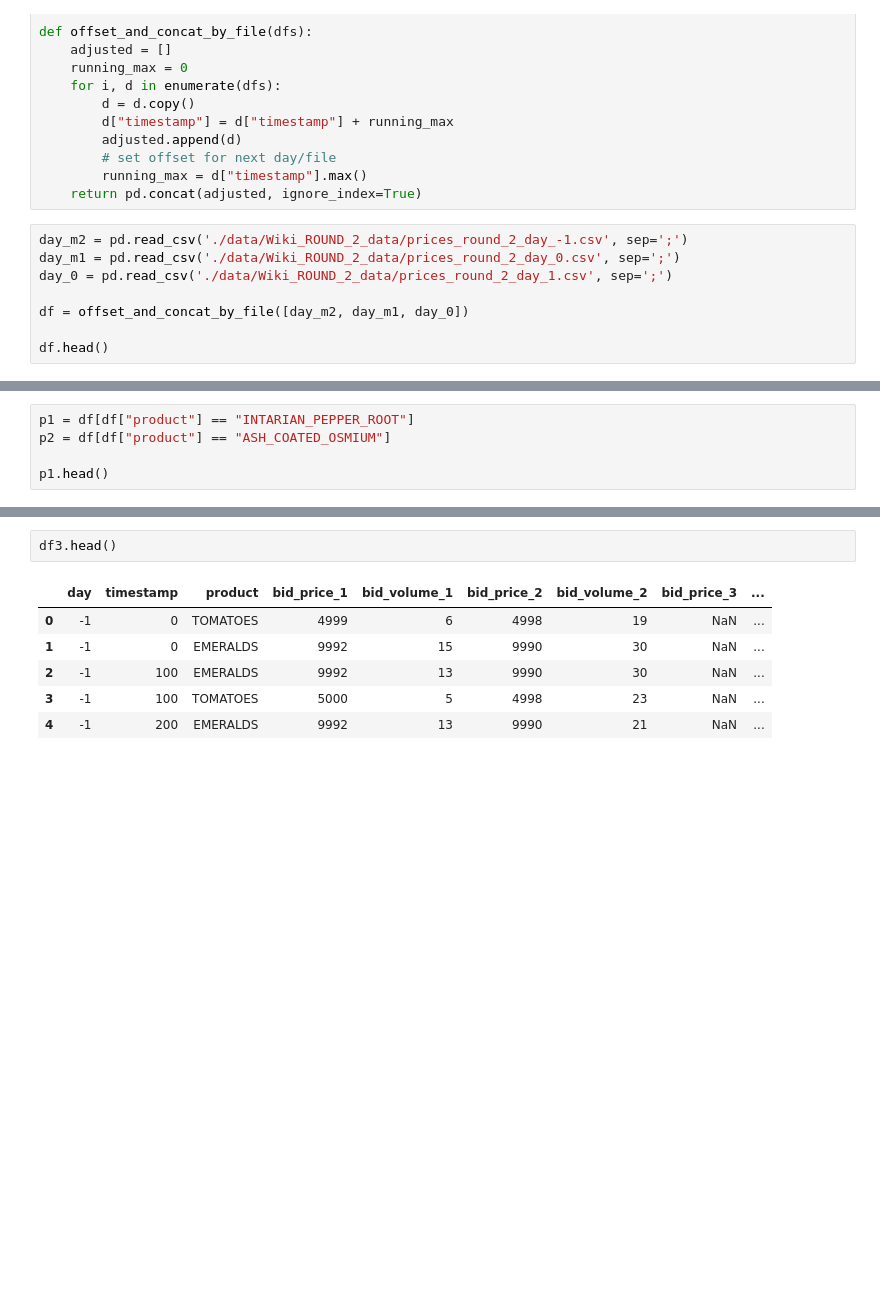
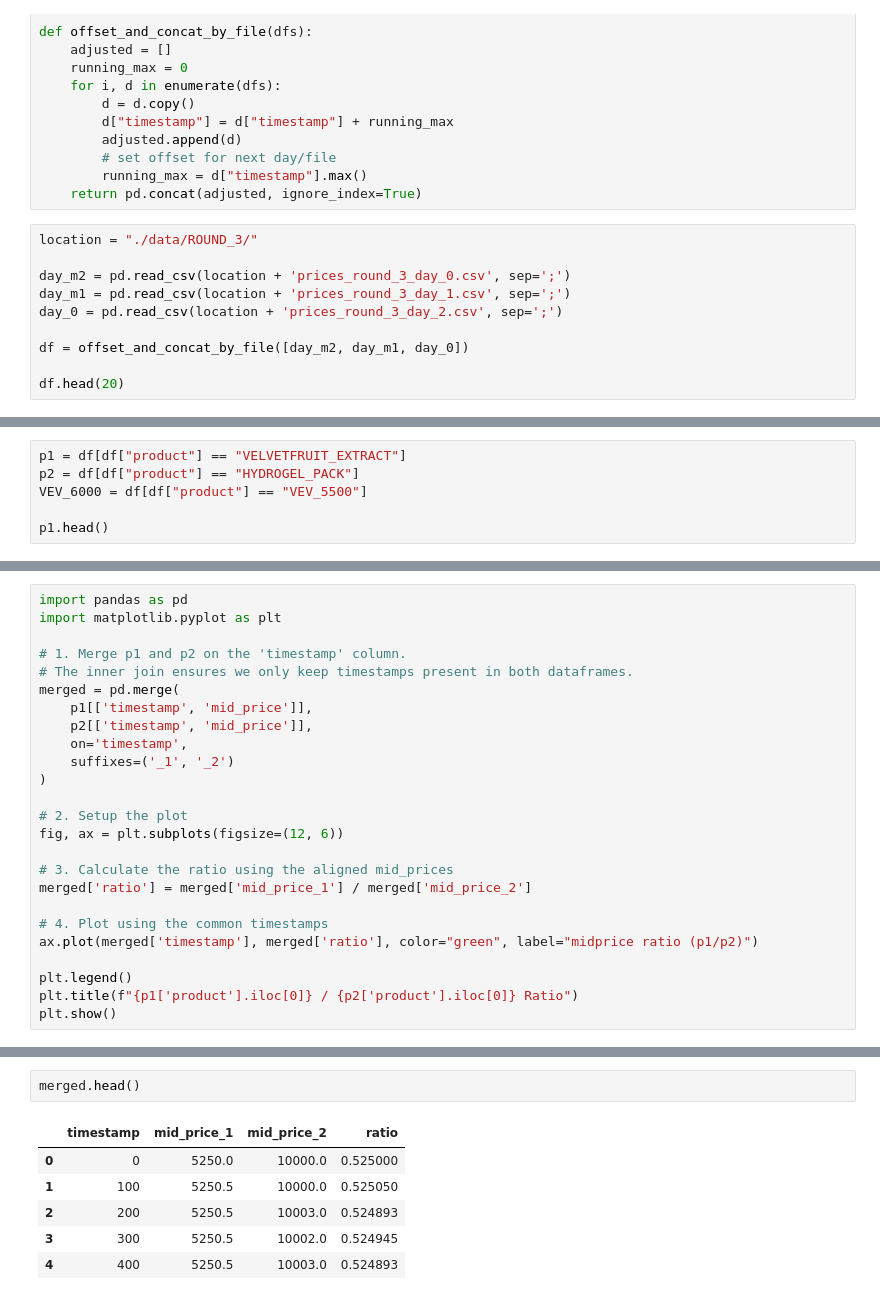
Before and after one commit to MathijsDoel/prosperity4, a Jupyter notebook: plotter.ipynb, the cells around one changed output, grey strips where cells are left out. Drawn from its saved outputs; the diff is of its cells as text; blank space fills up the shorter version.

```diff
--- a/plotter.ipynb
+++ b/plotter.ipynb
@@ -14,12 +14,14 @@ def offset_and_concat_by_file(dfs):
         running_max = d["timestamp"].max()
     return pd.concat(adjusted, ignore_index=True)
 # %%
-day_m2 = pd.read_csv('./data/Wiki_ROUND_2_data/prices_round_2_day_-1.csv', sep=';')
-day_m1 = pd.read_csv('./data/Wiki_ROUND_2_data/prices_round_2_day_0.csv', sep=';')
-day_0 = pd.read_csv('./data/Wiki_ROUND_2_data/prices_round_2_day_1.csv', sep=';')
+location = "./data/ROUND_3/"
+
+day_m2 = pd.read_csv(location + 'prices_round_3_day_0.csv', sep=';')
+day_m1 = pd.read_csv(location + 'prices_round_3_day_1.csv', sep=';')
+day_0 = pd.read_csv(location + 'prices_round_3_day_2.csv', sep=';')
 
 df = offset_and_concat_by_file([day_m2, day_m1, day_0])
 
-df.head()
+df.head(20)
 # %% [output]
 |  | day | timestamp | product | bid_price_1 | bid_volume_1 | bid_price_2 | bid_volume_2 | bid_price_3 | ... |
@@ -31,6 +44,7 @@ df.head()
 # %%
-p1 = df[df["product"] == "INTARIAN_PEPPER_ROOT"]
-p2 = df[df["product"] == "ASH_COATED_OSMIUM"]
+p1 = df[df["product"] == "VELVETFRUIT_EXTRACT"]
+p2 = df[df["product"] == "HYDROGEL_PACK"]
+VEV_6000 = df[df["product"] == "VEV_5500"]
 
 p1.head()
 # %% [output]
@@ -138,0 +467,25 @@ df3 = pd.read_csv(StringIO(d['activitiesLog']), sep=';')
+# %%
+import pandas as pd
+import matplotlib.pyplot as plt
+
+# 1. Merge p1 and p2 on the 'timestamp' column.
+# The inner join ensures we only keep timestamps present in both dataframes.
+merged = pd.merge(
+    p1[['timestamp', 'mid_price']],
+    p2[['timestamp', 'mid_price']],
+    on='timestamp',
+    suffixes=('_1', '_2')
+)
+
+# 2. Setup the plot
+fig, ax = plt.subplots(figsize=(12, 6))
+
+# 3. Calculate the ratio using the aligned mid_prices
+merged['ratio'] = merged['mid_price_1'] / merged['mid_price_2']
+
+# 4. Plot using the common timestamps
+ax.plot(merged['timestamp'], merged['ratio'], color="green", label="midprice ratio (p1/p2)")
+
+plt.legend()
+plt.title(f"{p1['product'].iloc[0]} / {p2['product'].iloc[0]} Ratio")
+plt.show()
@@ -139,9 +494,9 @@ df3 = pd.read_csv(StringIO(d['activitiesLog']), sep=';')
 # %%
-df3.head()
+merged.head()
 # %% [output]
-|  | day | timestamp | product | bid_price_1 | bid_volume_1 | bid_price_2 | bid_volume_2 | bid_price_3 | ... |
-| 0 | -1 | 0 | TOMATOES | 4999 | 6 | 4998 | 19 | NaN | ... |
-| 1 | -1 | 0 | EMERALDS | 9992 | 15 | 9990 | 30 | NaN | ... |
-| 2 | -1 | 100 | EMERALDS | 9992 | 13 | 9990 | 30 | NaN | ... |
-| 3 | -1 | 100 | TOMATOES | 5000 | 5 | 4998 | 23 | NaN | ... |
-| 4 | -1 | 200 | EMERALDS | 9992 | 13 | 9990 | 21 | NaN | ... |
+|  | timestamp | mid_price_1 | mid_price_2 | ratio |
+| 0 | 0 | 5250.0 | 10000.0 | 0.525000 |
+| 1 | 100 | 5250.5 | 10000.0 | 0.525050 |
+| 2 | 200 | 5250.5 | 10003.0 | 0.524893 |
+| 3 | 300 | 5250.5 | 10002.0 | 0.524945 |
+| 4 | 400 | 5250.5 | 10003.0 | 0.524893 |
```
Also changed, not shown: parts of 38 cells of this notebook, 5 other files.
